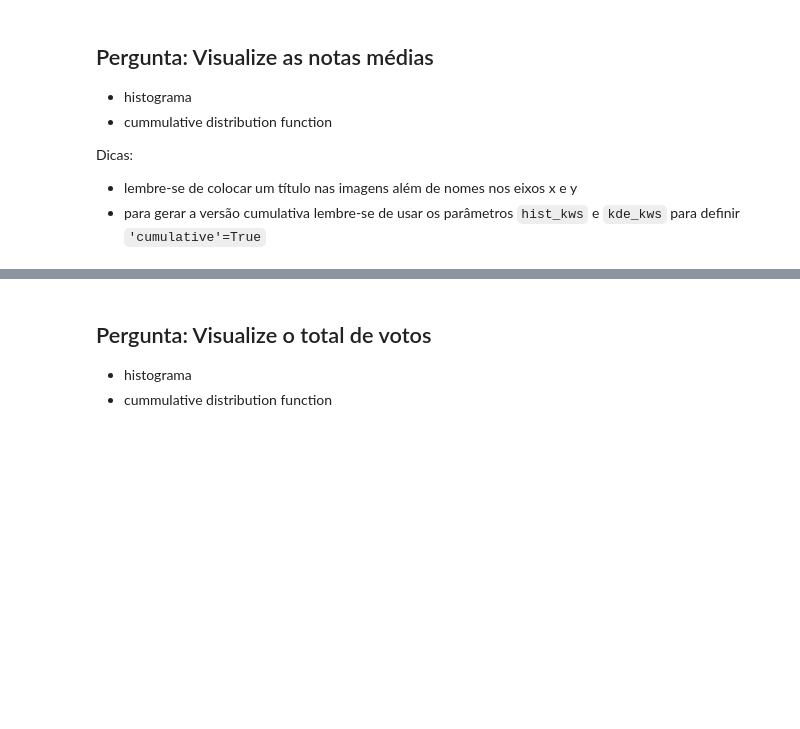
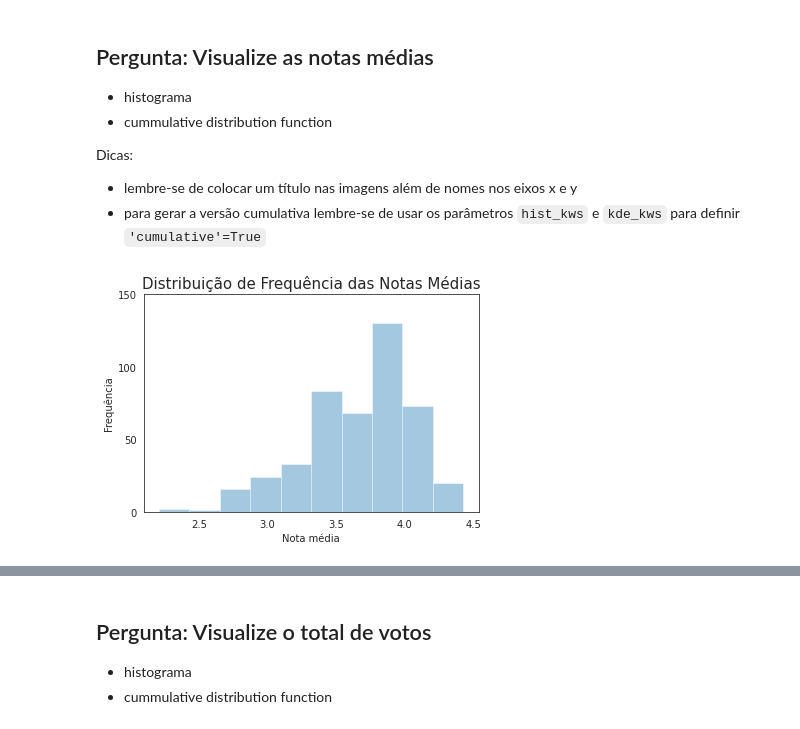
Before and after one commit to LeoFernanndes/notebooks, a Jupyter notebook: Formação Data Science Alura - Análise exploratória do MovieLens.ipynb, the cells around one changed output, grey strips where cells are left out. Drawn from its saved outputs; the diff is of its cells as text; code cells hidden in the pictures; blank space fills up the shorter version.

```diff
--- a/Formação Data Science Alura - Análise exploratória do MovieLens.ipynb
+++ b/Formação Data Science Alura - Análise exploratória do MovieLens.ipynb
@@ -121,0 +119,12 @@ ERROR! Session/line number was not unique in database. History logging moved to
+# %%
+# solução
+
+# criando o dataframe com as notas medias inclusas
+nota_media = pd.Series(notas.groupby(by= 'filmeId')['nota'].mean(), name= 'nota_media')
+filmes = pd.concat([filmes, nota_media], axis= 1)
+
+# conferindo se há filmes sem uma nota media atribuída
+filmes.loc[filmes['nota_media'].isnull() == True]
+
+# temos 18 filmes no grupo dos filmes sem notas atribuídas
+len(filmes.index) - len(notas['filmeId'].unique())
@@ -131,3 +150,6 @@ filmes.head()
 ## Solução
 # %%
 # solução para calcular o total de votos por filme
+
+# criando uma serie com o número de notas de cada filme
+total_de_votos = pd.Series(notas.groupby(by= 'filmeId')['nota'].count(), name= 'total_de_votos')
@@ -135,0 +156,12 @@ filmes.head()
+# %%
+# solução para criar a nova coluna e filtrar os filmes
+
+# criando o dataframe com a contagem de notas inclusas
+filmes = pd.concat([filmes, total_de_votos], axis= 1)
+
+# criando um filtro para o dataframe manter apenas os registros com 50 ou mais notas atribuídas
+filtro_contagem = filmes['total_de_votos'] >= 50
+filmes = filmes[filtro_contagem].sort_values(by= 'total_de_votos')
+
+# checando que não há valores faltantes de nota media
+filmes['nota_media'].isnull().sum()
@@ -153,0 +192,12 @@ Dicas:
+# %%
+# solução histograma
+
+sns.set_style('white')
+notas_medias_hist = sns.distplot(filmes['nota_media'], kde= False, bins= 10)
+plt.ylabel('Frequência')
+plt.xlabel('Nota média')
+plt.title('Distribuição de Frequência das Notas Médias', size= 15)
+plt.yticks(range(0, 200, 50))
+plt.show()
+# %% [output]
+[figure, added]
```
Also changed, not shown: parts of 35 cells of this notebook.
